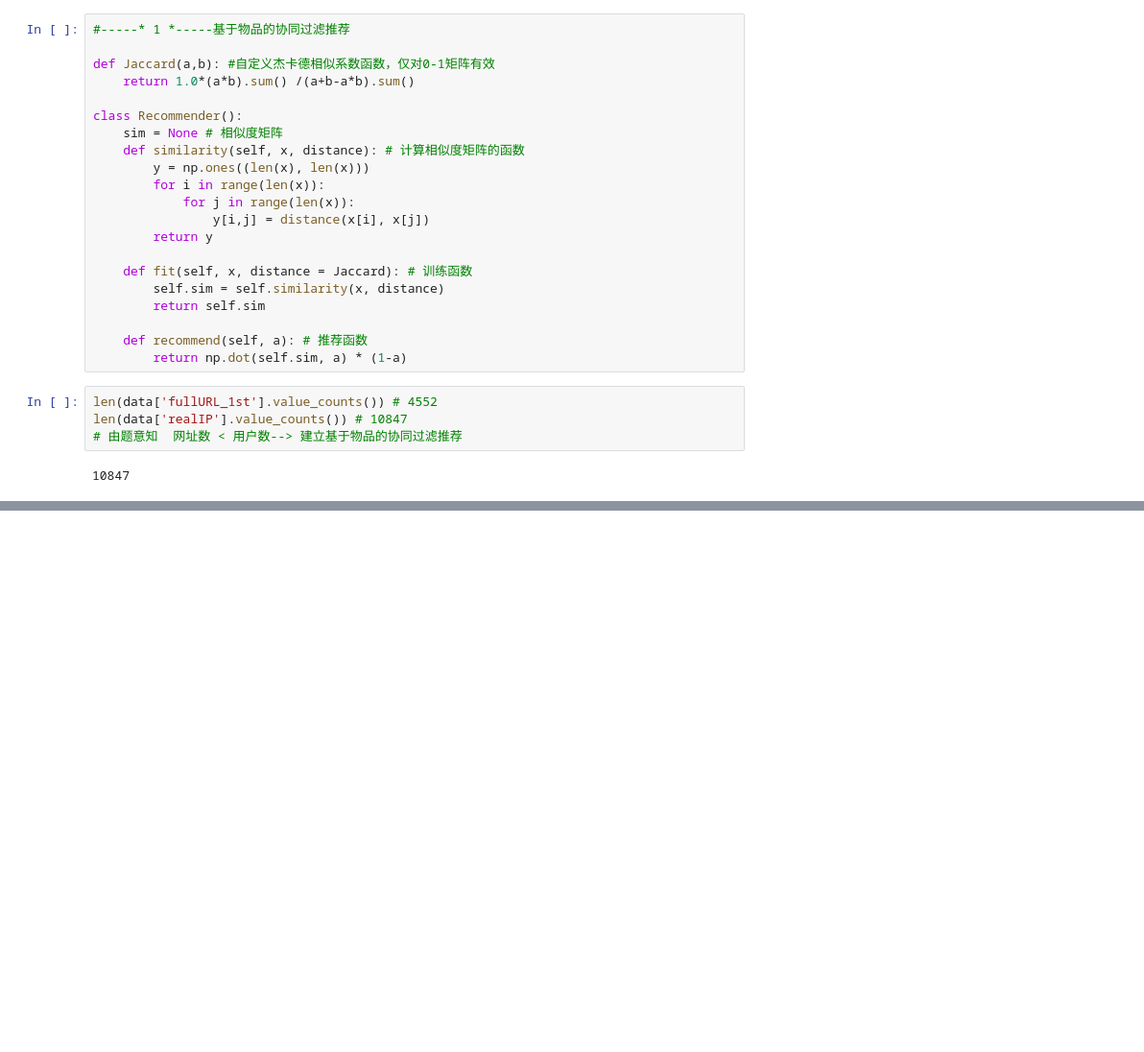
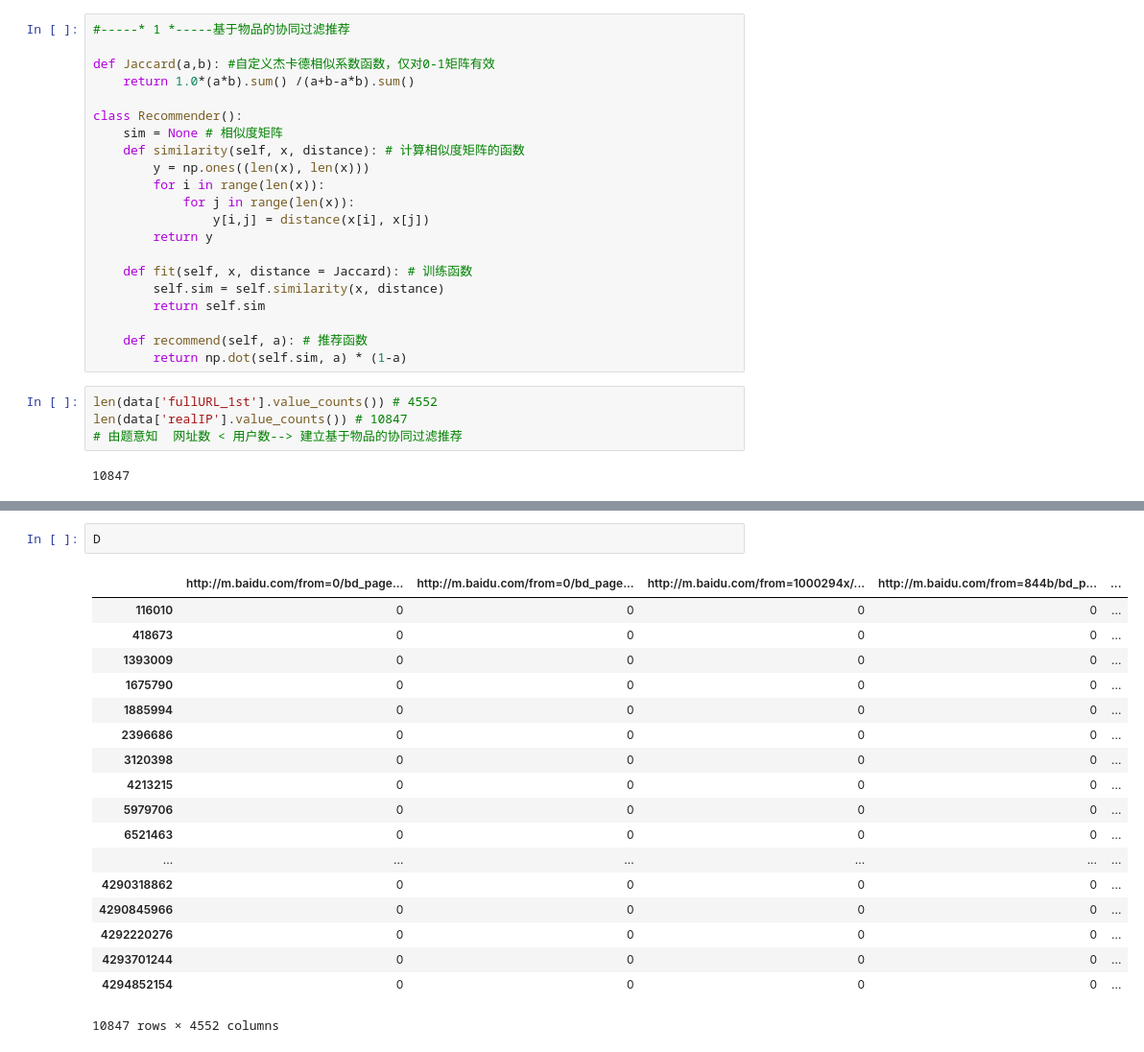
Before and after one commit to longfengpili/Python-Practice-of-Data-Analysis-and-Mining, a Jupyter notebook: chapter12电子商务网站的用户行为分析及服务推荐【物品的协同过滤推荐】.ipynb, the cells around one changed output, grey strips where cells are left out. Shown: that part at 96% size. Saved outputs shown, nothing was run; the diff lists cells and outputs as text; blank space fills up the shorter version.

```diff
--- a/chapter12电子商务网站的用户行为分析及服务推荐【物品的协同过滤推荐】.ipynb
+++ b/chapter12电子商务网站的用户行为分析及服务推荐【物品的协同过滤推荐】.ipynb
@@ -1361,0 +1365,21 @@ print('转成0、1矩阵所花费的时间为'+ str(usetime0) +'s!')#34.51231411
+# %%
+D
+# %% [output]
+|  | http://m.baidu.com/from=0/bd_page... | http://m.baidu.com/from=0/bd_page... | http://m.baidu.com/from=1000294x/... | http://m.baidu.com/from=844b/bd_p... | ... |
+| 116010 | 0 | 0 | 0 | 0 | ... |
+| 418673 | 0 | 0 | 0 | 0 | ... |
+| 1393009 | 0 | 0 | 0 | 0 | ... |
+| 1675790 | 0 | 0 | 0 | 0 | ... |
+| 1885994 | 0 | 0 | 0 | 0 | ... |
+| 2396686 | 0 | 0 | 0 | 0 | ... |
+| 3120398 | 0 | 0 | 0 | 0 | ... |
+| 4213215 | 0 | 0 | 0 | 0 | ... |
+| 5979706 | 0 | 0 | 0 | 0 | ... |
+| 6521463 | 0 | 0 | 0 | 0 | ... |
+| ... | ... | ... | ... | ... | ... |
+| 4290318862 | 0 | 0 | 0 | 0 | ... |
+| 4290845966 | 0 | 0 | 0 | 0 | ... |
+| 4292220276 | 0 | 0 | 0 | 0 | ... |
+| 4293701244 | 0 | 0 | 0 | 0 | ... |
+| 4294852154 | 0 | 0 | 0 | 0 | ... |
+10847 rows × 4552 columns
```
Also changed, not shown: parts of 2 cells of this notebook.
